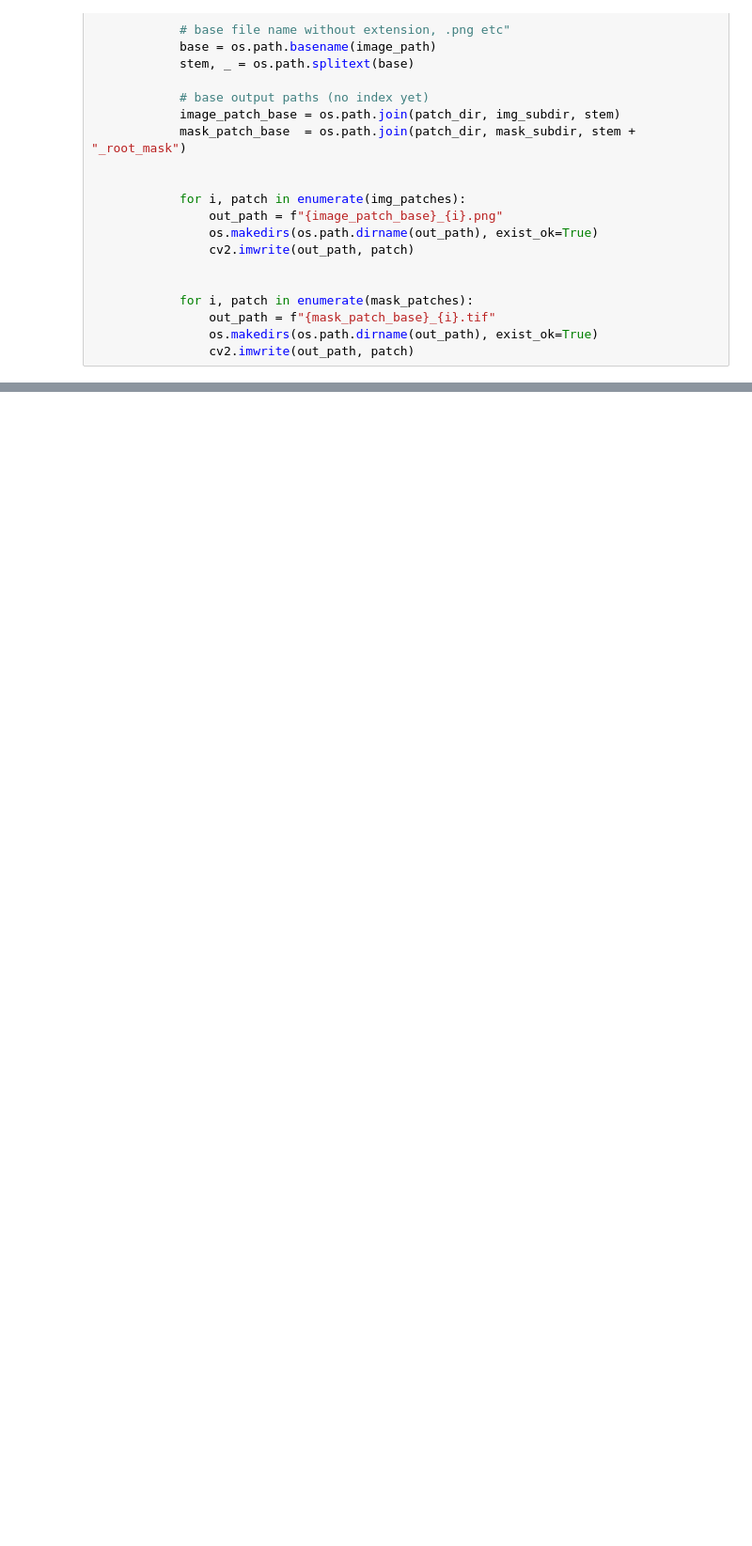
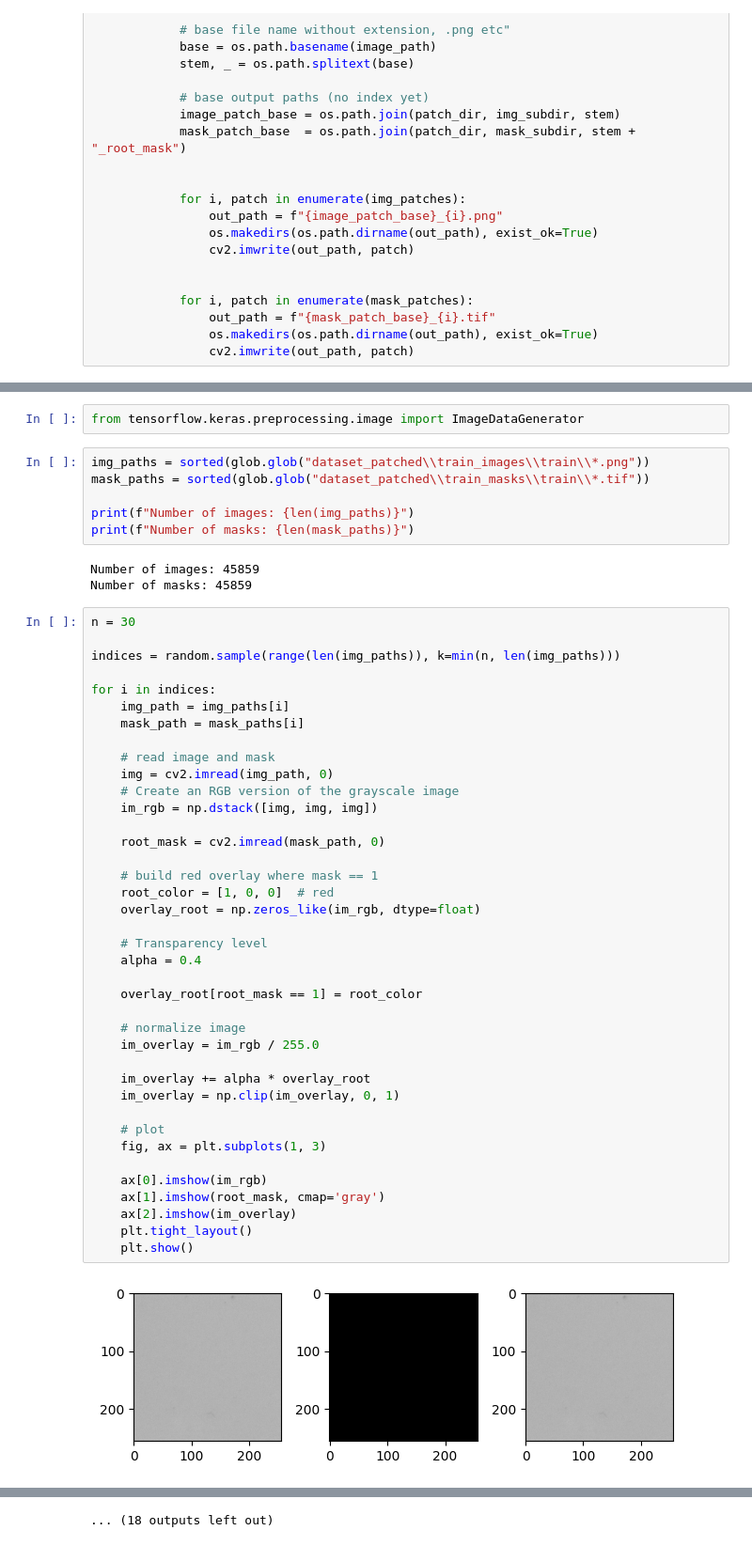
Before and after one commit to MaciejCzerniak243552/ot2-rl-243552-maciej, a Jupyter notebook: Task_4/task_4.ipynb, the cells around one changed output, grey strips where cells are left out. Shown at 94% size. Cells and saved outputs as stored; diff of their text form; blank space fills up the shorter version.

```diff
--- a/Task_4/task_4.ipynb
+++ b/Task_4/task_4.ipynb
@@ -257,0 +241,52 @@ Otsu algorithm selected the following threshold: 91.0
+# %%
+from tensorflow.keras.preprocessing.image import ImageDataGenerator
+# %%
+img_paths = sorted(glob.glob("dataset_patched\\train_images\\train\\*.png"))
+mask_paths = sorted(glob.glob("dataset_patched\\train_masks\\train\\*.tif"))
+
+print(f"Number of images: {len(img_paths)}")
+print(f"Number of masks: {len(mask_paths)}")
+# %% [output]
+Number of images: 45859
+Number of masks: 45859
+# %%
+n = 30
+
+indices = random.sample(range(len(img_paths)), k=min(n, len(img_paths)))
+
+for i in indices:
+    img_path = img_paths[i]
+    mask_path = mask_paths[i]
+
+    # read image and mask
+    img = cv2.imread(img_path, 0)
+    # Create an RGB version of the grayscale image
+    im_rgb = np.dstack([img, img, img])
+
+    root_mask = cv2.imread(mask_path, 0)
+
+    # build red overlay where mask == 1
+    root_color = [1, 0, 0]  # red
+    overlay_root = np.zeros_like(im_rgb, dtype=float)
+
+    # Transparency level
+    alpha = 0.4
+
+    overlay_root[root_mask == 1] = root_color
+
+    # normalize image
+    im_overlay = im_rgb / 255.0
+
+    im_overlay += alpha * overlay_root
+    im_overlay = np.clip(im_overlay, 0, 1)
+
+    # plot
+    fig, ax = plt.subplots(1, 3)
+
+    ax[0].imshow(im_rgb)
+    ax[1].imshow(root_mask, cmap='gray')
+    ax[2].imshow(im_overlay)
+    plt.tight_layout()
+    plt.show()
+# %% [output]
+[figure, added]
@@ -257,0 +304 @@ Otsu algorithm selected the following threshold: 91.0
+... (18 outputs left out)
```
Also changed, not shown: parts of 10 cells of this notebook.
